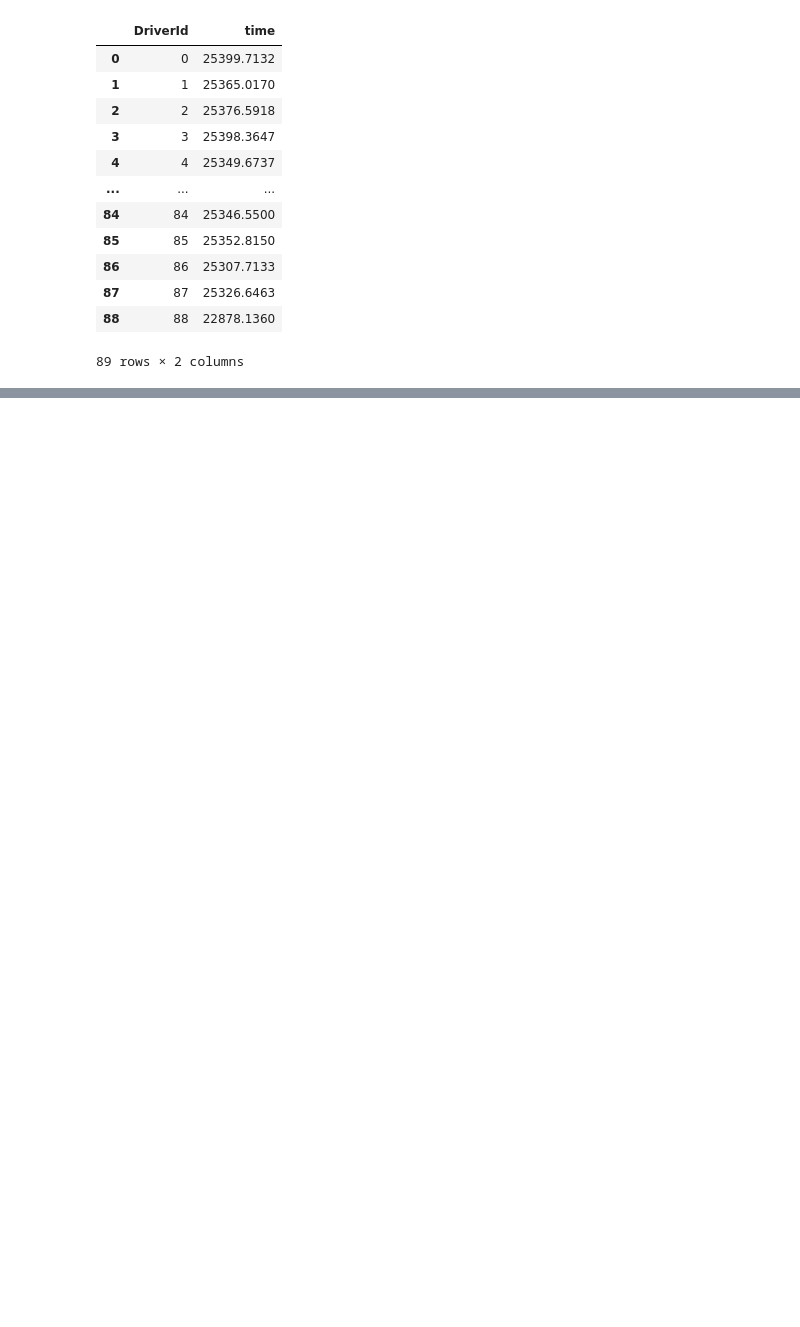
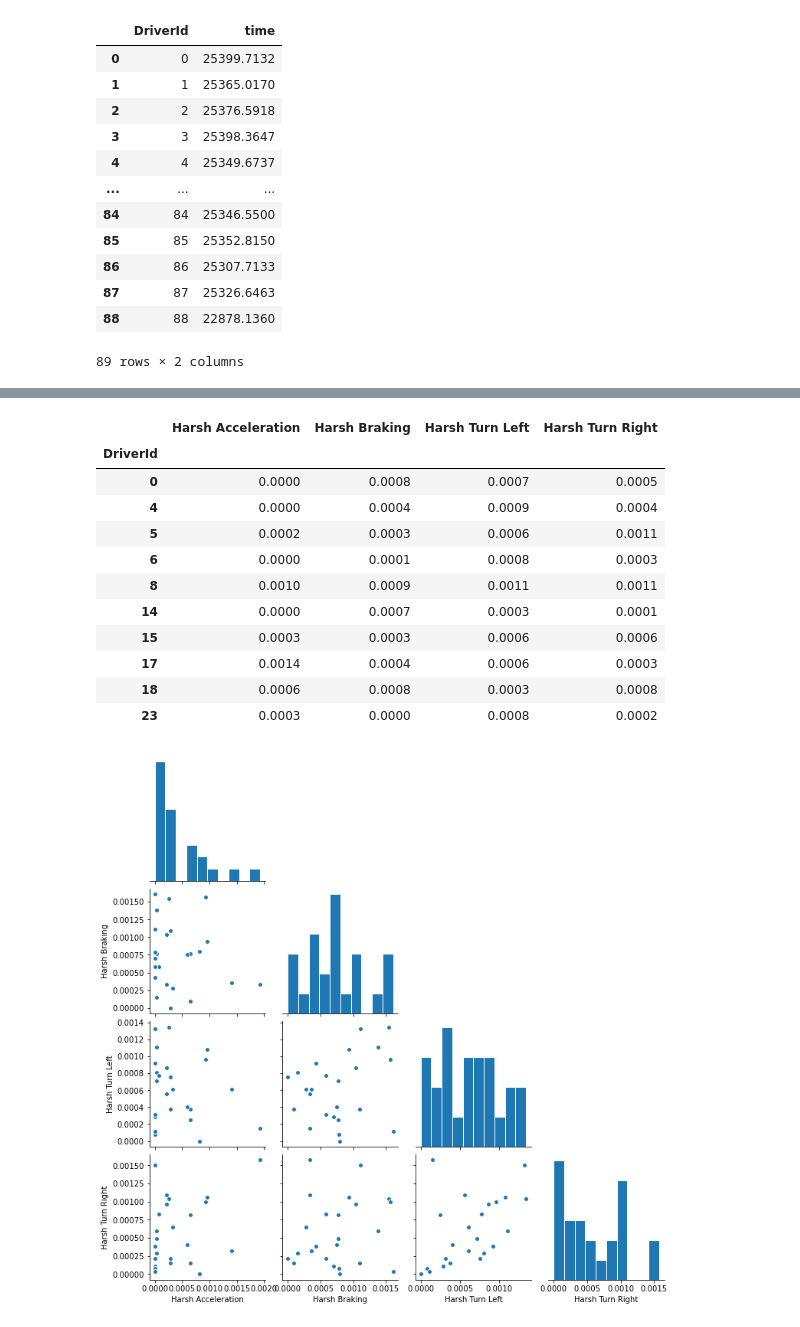
Before and after one commit to HosseinGholami1995/BehavePart, a Jupyter notebook: Scoring Driver.ipynb, the cells around one changed output, grey strips where cells are left out. Drawn from its saved outputs; the diff is of its cells as text; code cells hidden in the pictures; blank space fills up the shorter version.

```diff
--- a/Scoring Driver.ipynb
+++ b/Scoring Driver.ipynb
@@ -384,6 +144,0 @@ Additionally, it is possible to evaluate the goodness-of-fit or the SSE measure
-# %%
-mp=normalizedFeatures['Harsh Braking']
-mp=mp[mp>0]
-a=st.expon.fit(mp)
-print(a)
-print(a[-1])
@@ -649,0 +185,36 @@ Since the relation between these two metrics is not 100% linear, we get differen
+# %%
+import scipy.stats as st
+def transform_to_normal(x):
+    xt = np.zeros(len(x))
+    if np.count_nonzero(x) == 0:
+        print("only zero valued values found")
+        return x
+
+    valueGreaterThanZero = np.where(x<=0,0,1)
+    positives = x[valueGreaterThanZero == 1]
+    if(len(positives)> 0):
+        xt[valueGreaterThanZero == 1],_ = st.boxcox(positives+1)
+    xt = xt - np.min(xt)
+    return xt
+
+transFeatures = features.apply(transform_to_normal)
+#plots of the detail of these features
+g = sns.PairGrid(transFeatures,diag_sharey=False, corner=True)
+g = g.map_lower(plt.scatter, edgecolor="w")
+g = g.map_diag(plt.hist, edgecolor="w")
+
+transFeatures.head(10)
+# %% [output]
+|  | Harsh Acceleration | Harsh Braking | Harsh Turn Left | Harsh Turn Right |
+| DriverId |  |  |  |  |
+| 0 | 0.0000 | 0.0008 | 0.0007 | 0.0005 |
+| 4 | 0.0000 | 0.0004 | 0.0009 | 0.0004 |
+| 5 | 0.0002 | 0.0003 | 0.0006 | 0.0011 |
+| 6 | 0.0000 | 0.0001 | 0.0008 | 0.0003 |
+| 8 | 0.0010 | 0.0009 | 0.0011 | 0.0011 |
+| 14 | 0.0000 | 0.0007 | 0.0003 | 0.0001 |
+| 15 | 0.0003 | 0.0003 | 0.0006 | 0.0006 |
+| 17 | 0.0014 | 0.0004 | 0.0006 | 0.0003 |
+| 18 | 0.0006 | 0.0008 | 0.0003 | 0.0008 |
+| 23 | 0.0003 | 0.0000 | 0.0008 | 0.0002 |
+[figure, added]
```
Also changed, not shown: parts of 55 cells of this notebook.
